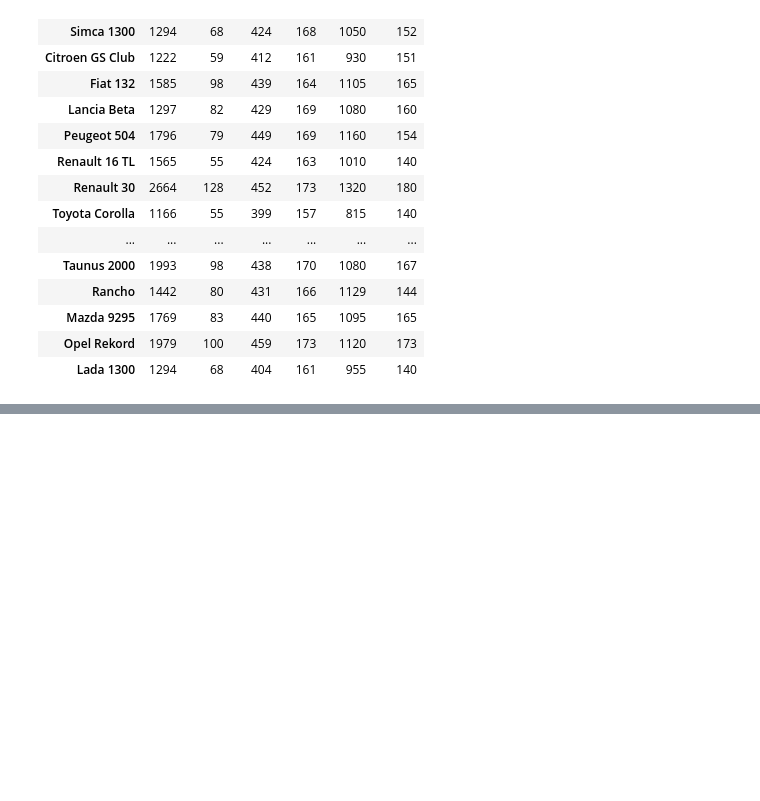
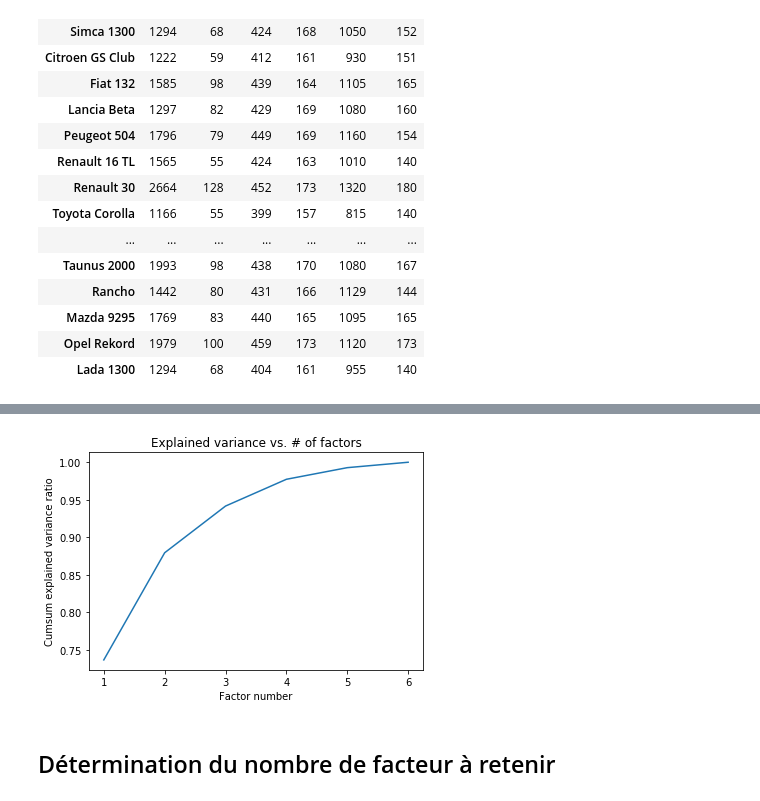
Before and after one commit to kaizendae/Data-Mining-Course, a Jupyter notebook: PCA.ipynb, the cells around one changed output, grey strips where cells are left out. Saved outputs shown, nothing was run; the diff lists cells and outputs as text; code cells hidden in the pictures; blank space fills up the shorter version.

```diff
--- a/PCA.ipynb
+++ b/PCA.ipynb
@@ -35,0 +136,11 @@ X.head(20)
+# %%
+#cumul de variance expliquée
+plt.plot(numpy.arange(1,p+1),numpy.cumsum(acp.explained_variance_ratio_))
+plt.title("Explained variance vs. # of factors")
+plt.ylabel("Cumsum explained variance ratio")
+plt.xlabel("Factor number")
+plt.show()
+# %% [output]
+[figure, added]
+# %% [markdown]
+## Détermination du nombre de facteur à retenir
```
Also changed, not shown: parts of 33 cells of this notebook.
